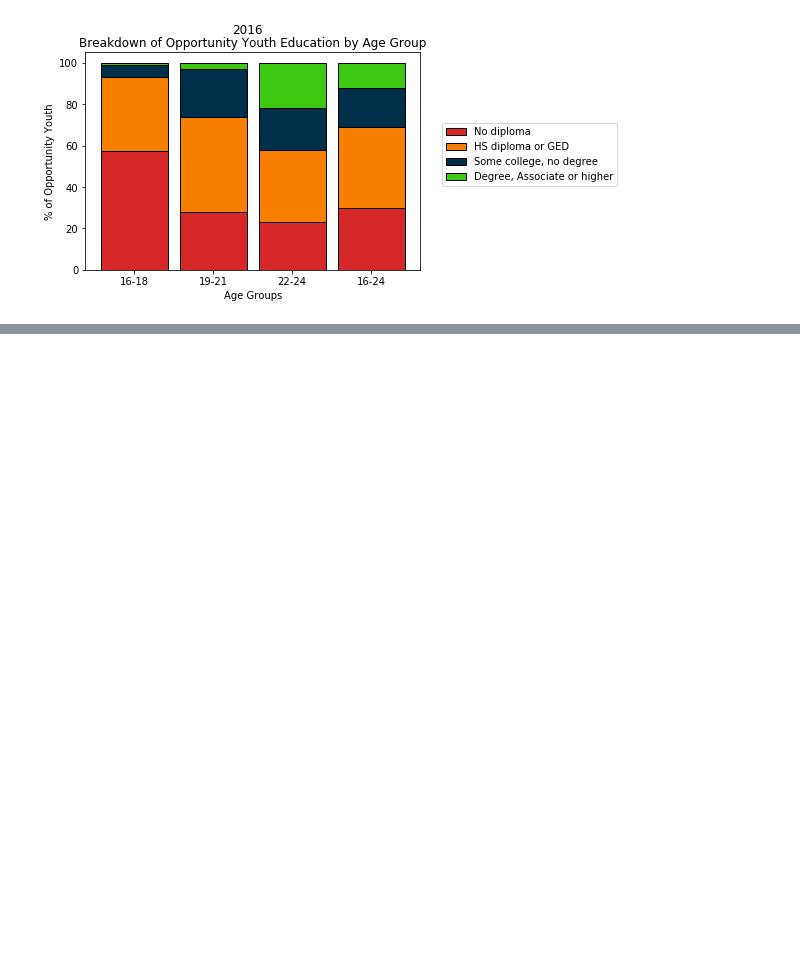
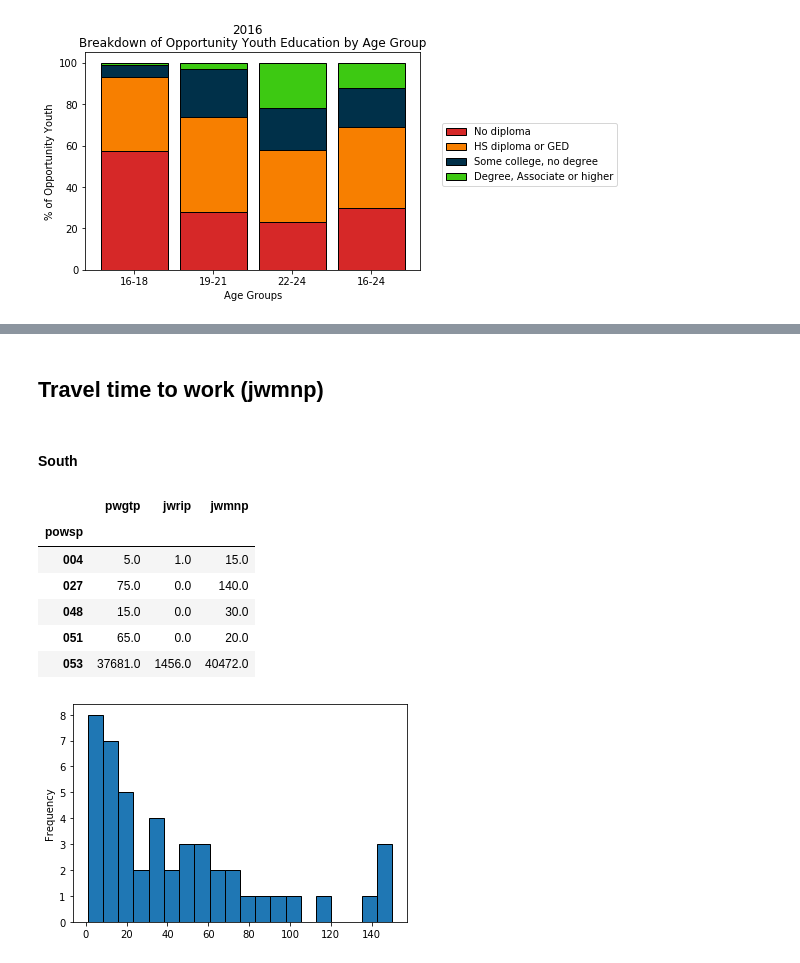
Before and after one commit to chum46/mod-1-project-chicago-seattle-ds-051120, a Jupyter notebook: notebooks/exploratory/02_cm_download_and_explore_data.ipynb, the cells around one changed output, grey strips where cells are left out. Saved outputs shown, nothing was run; the diff lists cells and outputs as text; code cells hidden in the pictures; blank space fills up the shorter version.

```diff
--- a/notebooks/exploratory/02_cm_download_and_explore_data.ipynb
+++ b/notebooks/exploratory/02_cm_download_and_explore_data.ipynb
@@ -978,0 +1016,48 @@ plot_clustered_stacked([df1, df2],["2018", "2016"])
+# %% [markdown]
+## Travel time to work (jwmnp)
+# %% [markdown]
+#### South
+# %%
+# OY:
+#     AND sch IN ('1')
+#     AND esr IN ('3', '6');
+
+df_oytransport = pd.read_sql(
+    """
+    SELECT puma, jwtr, pwgtp, fjwtrp, jwrip, cow, jwmnp, drivesp, powsp
+    FROM pums_2017
+    WHERE puma IN ('11610','11611','11612','11613','11614')
+    AND agep >= 16.0
+    AND agep <= 24.0
+    """
+, conn)
+df_oytransport.groupby(['jwmnp']).sum()
+
+# Import library and dataset
+df_jwmnp1 = df_oytransport.groupby(['jwmnp']).sum().reset_index()
+
+# # Make a fake dataset:
+# bars = range(0,47)
+# y_pos = df_jwmnp['pwgtp']
+
+# # Create bars
+# plt.bar(bars, y_pos)
+
+# # Create names on the x-axis
+
+# # Show graphic
+# plt.show()
+
+import seaborn as sns
+df_jwmnp1['jwmnp'].plot(kind='hist', bins=20, edgecolor='black')
+
+df_oytransport.groupby(['powsp']).sum()
+# %% [output]
+|  | pwgtp | jwrip | jwmnp |
+| powsp |  |  |  |
+| 004 | 5.0 | 1.0 | 15.0 |
+| 027 | 75.0 | 0.0 | 140.0 |
+| 048 | 15.0 | 0.0 | 30.0 |
+| 051 | 65.0 | 0.0 | 20.0 |
+| 053 | 37681.0 | 1456.0 | 40472.0 |
+[figure, added]
```
Also changed, not shown: parts of 27 cells of this notebook, 2 other files.
